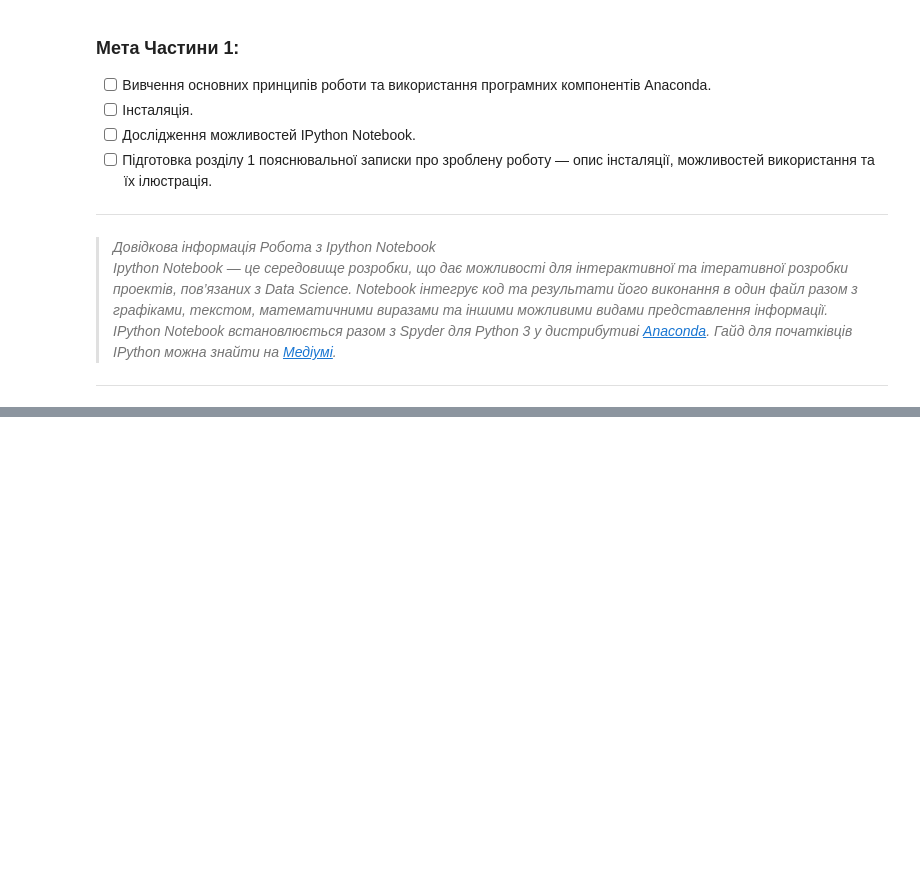
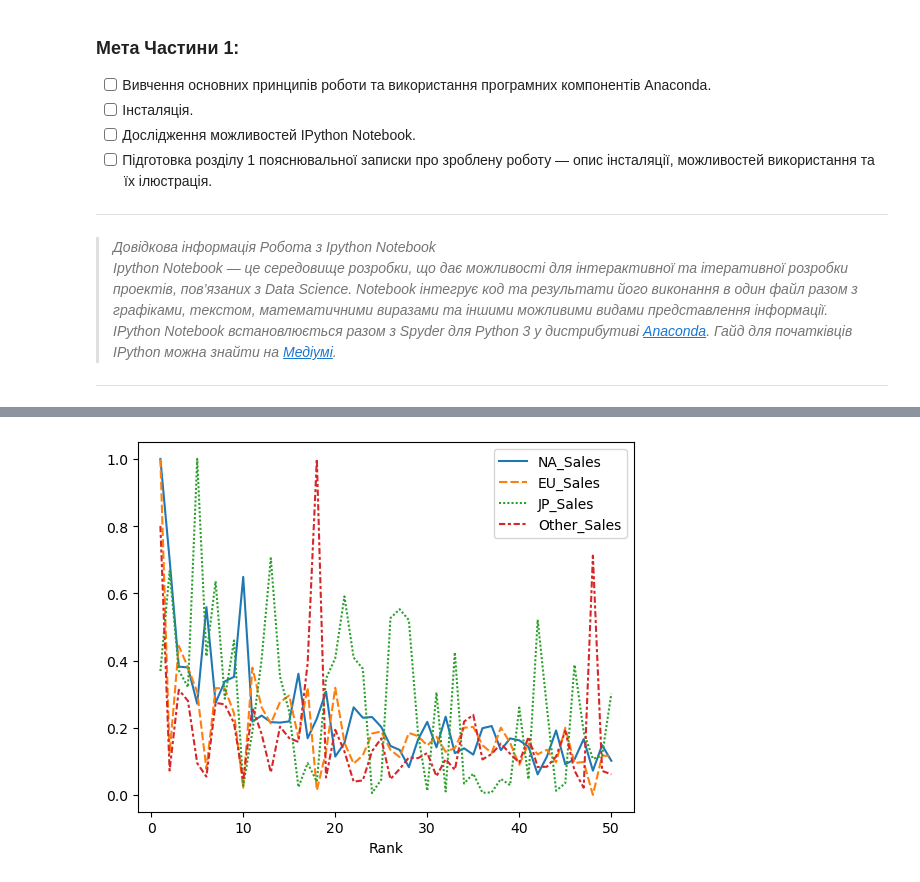
Before and after one commit to KlymentievMaksym/AD-labs, a Jupyter notebook: Coursework/Coursework.ipynb, the cells around one changed output, grey strips where cells are left out. Saved outputs shown, nothing was run; the diff lists cells and outputs as text; code cells hidden in the pictures; blank space fills up the shorter version.

```diff
--- a/Coursework/Coursework.ipynb
+++ b/Coursework/Coursework.ipynb
@@ -103,0 +160,3 @@ g.add_legend()
+# %%
+if df.isnull().values.any():
+    df = df.fillna(method='bfill')
@@ -103,0 +165,7 @@ g.add_legend()
+# %%
+df = df.astype({'Year': int,
+         'NA_Sales': float,
+         'EU_Sales': float,
+         'JP_Sales': float,
+         'Other_Sales': float,
+         'Global_Sales': float})
@@ -103,0 +238,6 @@ g.add_legend()
+# %%
+df_num = df.select_dtypes(include=np.number)
+df_num = df_num.drop('Year', axis=1)
+df_num = df_num.drop('Global_Sales', axis=1)
+normalized_df = (df_num-df_num.min())/(df_num.max()-df_num.min())
+normalized_df
@@ -103,0 +259,6 @@ g.add_legend()
+# %%
+normalized_df_100 = normalized_df.head(100)
+# %%
+ax = sns.lineplot(data=normalized_df_100.head(50))
+# %% [output]
+[figure, added]
```
Also changed, not shown: parts of 19 cells of this notebook.
